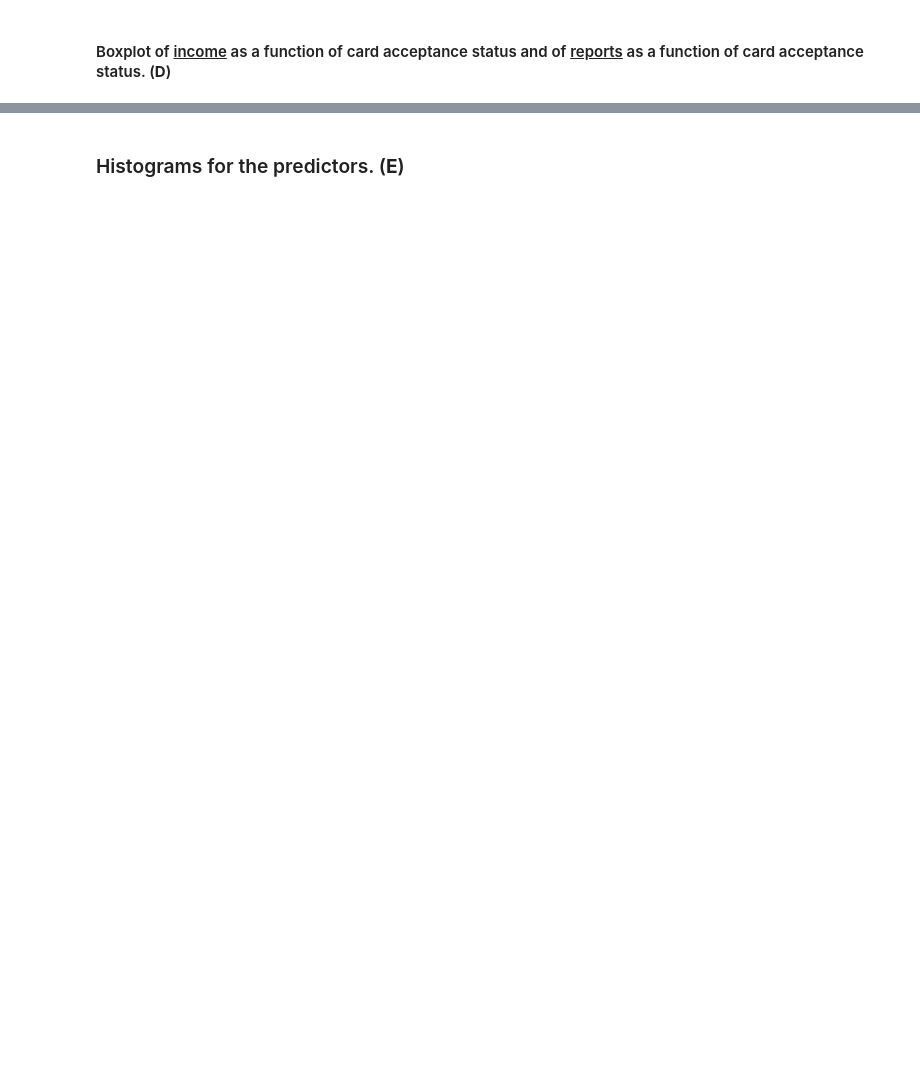
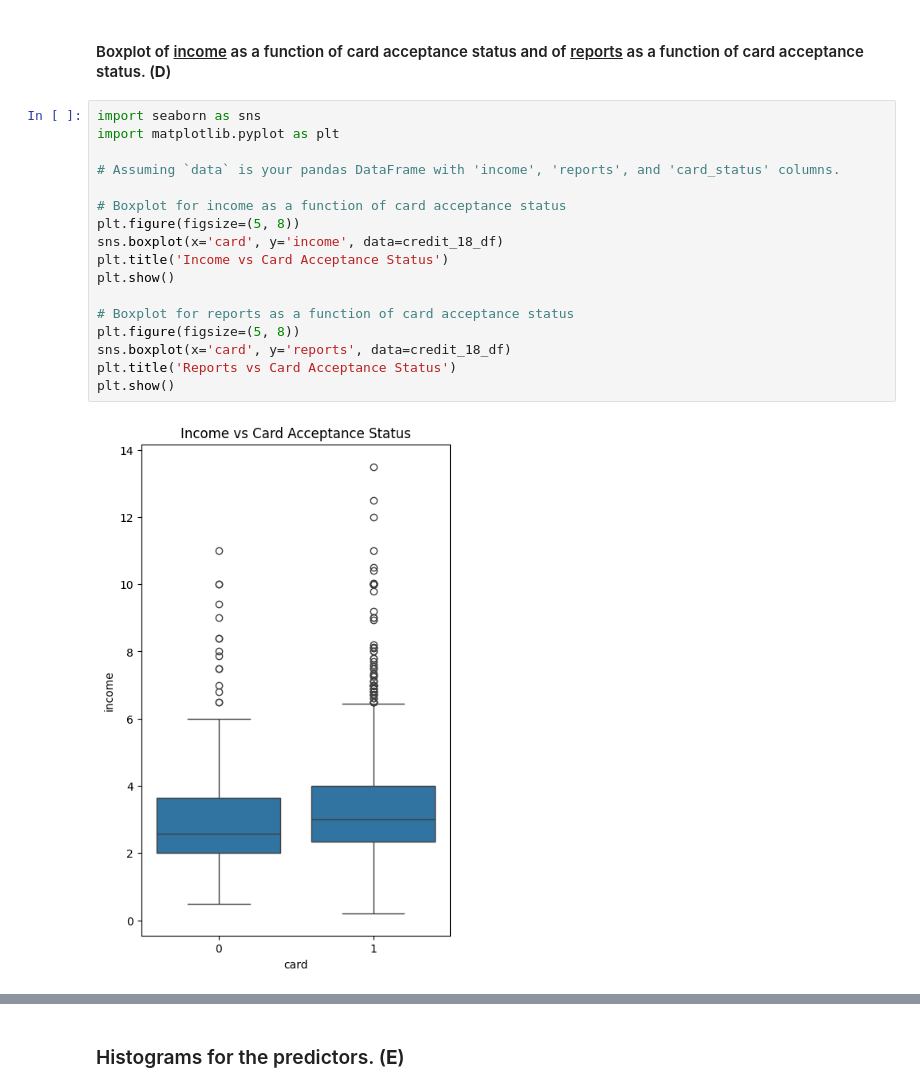
Before and after one commit to mcarbajal2/IFI8420-Assignments, a Jupyter notebook: Assignment 3/Assignment3.ipynb, the cells around one changed output, grey strips where cells are left out. Saved outputs shown, nothing was run; the diff lists cells and outputs as text; blank space fills up the shorter version.

```diff
--- a/Assignment 3/Assignment3.ipynb
+++ b/Assignment 3/Assignment3.ipynb
@@ -98,2 +103,21 @@ plt.show()
 # %% [markdown]
 #### Boxplot of <u>income</u> as a function of card acceptance status and of <u>reports</u> as a function of card acceptance status. (<b>D</b>)
+# %%
+import seaborn as sns
+import matplotlib.pyplot as plt
+
+# Assuming `data` is your pandas DataFrame with 'income', 'reports', and 'card_status' columns.
+
+# Boxplot for income as a function of card acceptance status
+plt.figure(figsize=(5, 8))
+sns.boxplot(x='card', y='income', data=credit_18_df)
+plt.title('Income vs Card Acceptance Status')
+plt.show()
+
+# Boxplot for reports as a function of card acceptance status
+plt.figure(figsize=(5, 8))
+sns.boxplot(x='card', y='reports', data=credit_18_df)
+plt.title('Reports vs Card Acceptance Status')
+plt.show()
+# %% [output]
+[figure, added]
```
Also changed, not shown: parts of 7 cells of this notebook.
